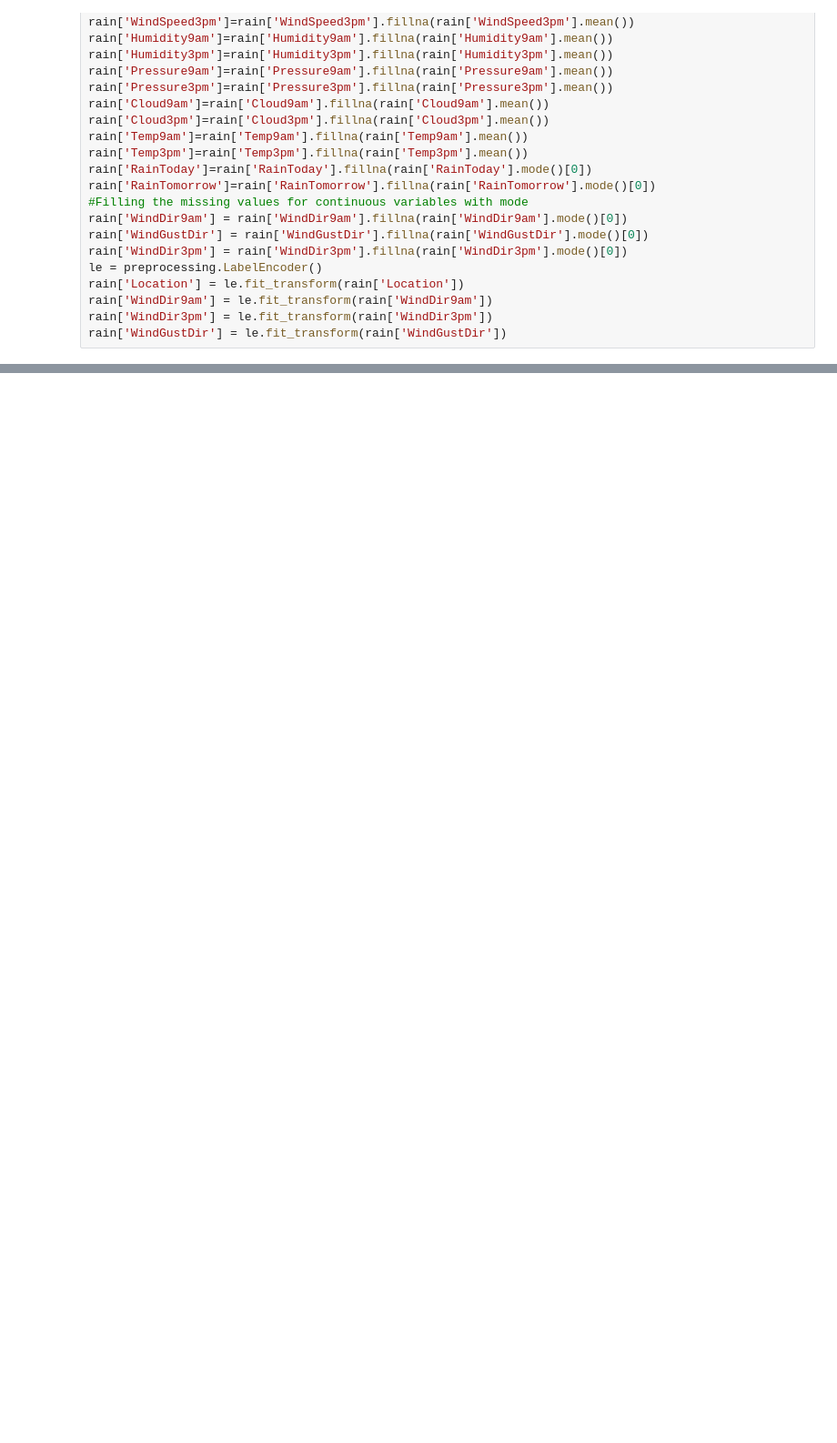
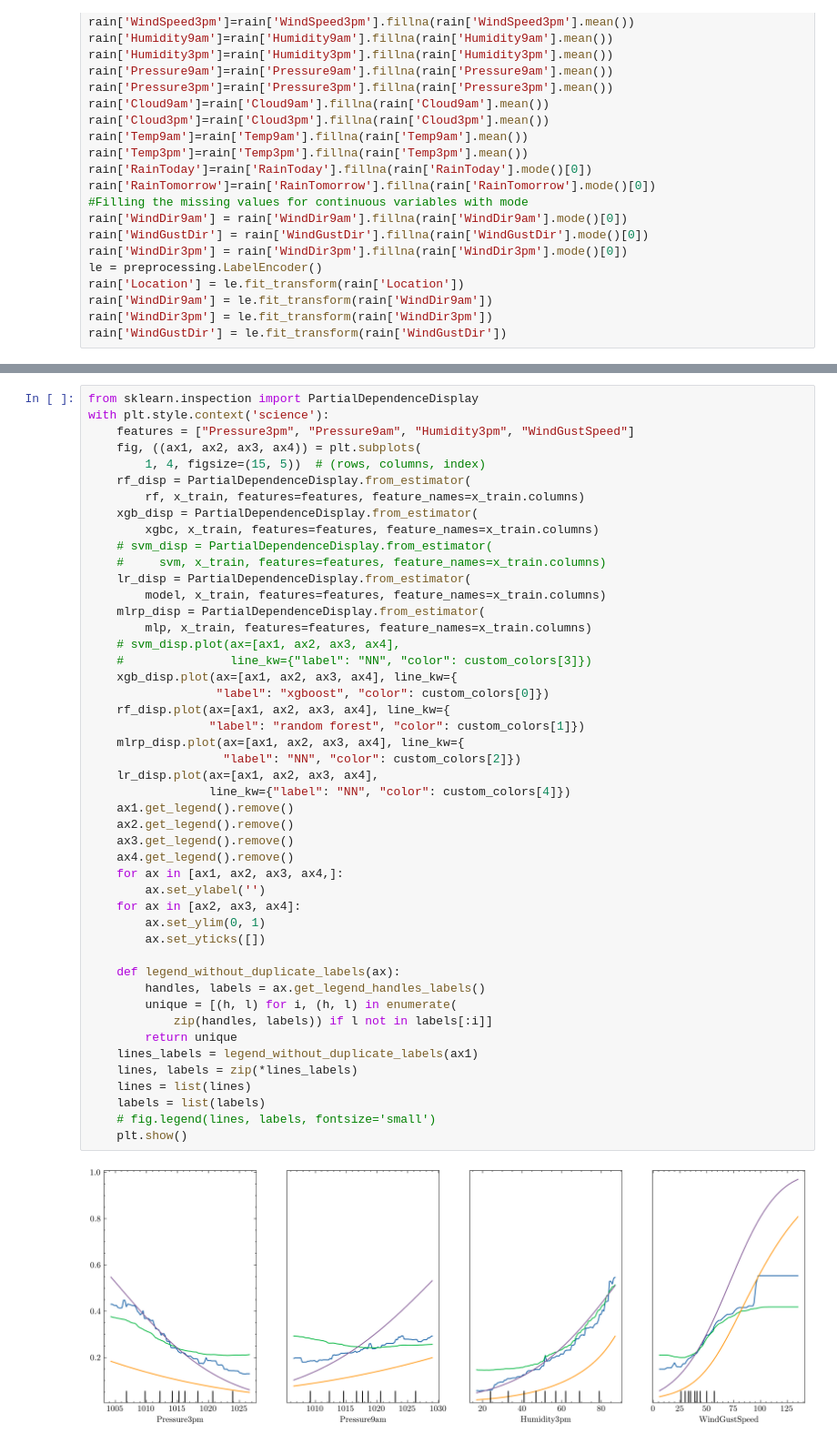
Before and after one commit to Versus-91/blackboxofmachinelearning, a Jupyter notebook: australia_rain.ipynb, the cells around one changed output, grey strips where cells are left out. Shown at 91% size. Saved outputs shown, nothing was run; the diff lists cells and outputs as text; blank space fills up the shorter version.

```diff
--- a/australia_rain.ipynb
+++ b/australia_rain.ipynb
@@ -107,0 +220,49 @@ z = PartialDependenceDisplay.from_estimator(xgbc,x_train,[0])
+# %%
+from sklearn.inspection import PartialDependenceDisplay
+with plt.style.context('science'):
+    features = ["Pressure3pm", "Pressure9am", "Humidity3pm", "WindGustSpeed"]
+    fig, ((ax1, ax2, ax3, ax4)) = plt.subplots(
+        1, 4, figsize=(15, 5))  # (rows, columns, index)
+    rf_disp = PartialDependenceDisplay.from_estimator(
+        rf, x_train, features=features, feature_names=x_train.columns)
+    xgb_disp = PartialDependenceDisplay.from_estimator(
+        xgbc, x_train, features=features, feature_names=x_train.columns)
+    # svm_disp = PartialDependenceDisplay.from_estimator(
+    #     svm, x_train, features=features, feature_names=x_train.columns)
+    lr_disp = PartialDependenceDisplay.from_estimator(
+        model, x_train, features=features, feature_names=x_train.columns)
+    mlrp_disp = PartialDependenceDisplay.from_estimator(
+        mlp, x_train, features=features, feature_names=x_train.columns)
+    # svm_disp.plot(ax=[ax1, ax2, ax3, ax4],
+    #               line_kw={"label": "NN", "color": custom_colors[3]})
+    xgb_disp.plot(ax=[ax1, ax2, ax3, ax4], line_kw={
+                  "label": "xgboost", "color": custom_colors[0]})
+    rf_disp.plot(ax=[ax1, ax2, ax3, ax4], line_kw={
+                 "label": "random forest", "color": custom_colors[1]})
+    mlrp_disp.plot(ax=[ax1, ax2, ax3, ax4], line_kw={
+                   "label": "NN", "color": custom_colors[2]})
+    lr_disp.plot(ax=[ax1, ax2, ax3, ax4],
+                 line_kw={"label": "NN", "color": custom_colors[4]})
+    ax1.get_legend().remove()
+    ax2.get_legend().remove()
+    ax3.get_legend().remove()
+    ax4.get_legend().remove()
+    for ax in [ax1, ax2, ax3, ax4,]:
+        ax.set_ylabel('')
+    for ax in [ax2, ax3, ax4]:
+        ax.set_ylim(0, 1)
+        ax.set_yticks([])
+
+    def legend_without_duplicate_labels(ax):
+        handles, labels = ax.get_legend_handles_labels()
+        unique = [(h, l) for i, (h, l) in enumerate(
+            zip(handles, labels)) if l not in labels[:i]]
+        return unique
+    lines_labels = legend_without_duplicate_labels(ax1)
+    lines, labels = zip(*lines_labels)
+    lines = list(lines)
+    labels = list(labels)
+    # fig.legend(lines, labels, fontsize='small')
+    plt.show()
+# %% [output]
+[figure, added]
```
Also changed, not shown: parts of 13 cells of this notebook, 41 other files.
